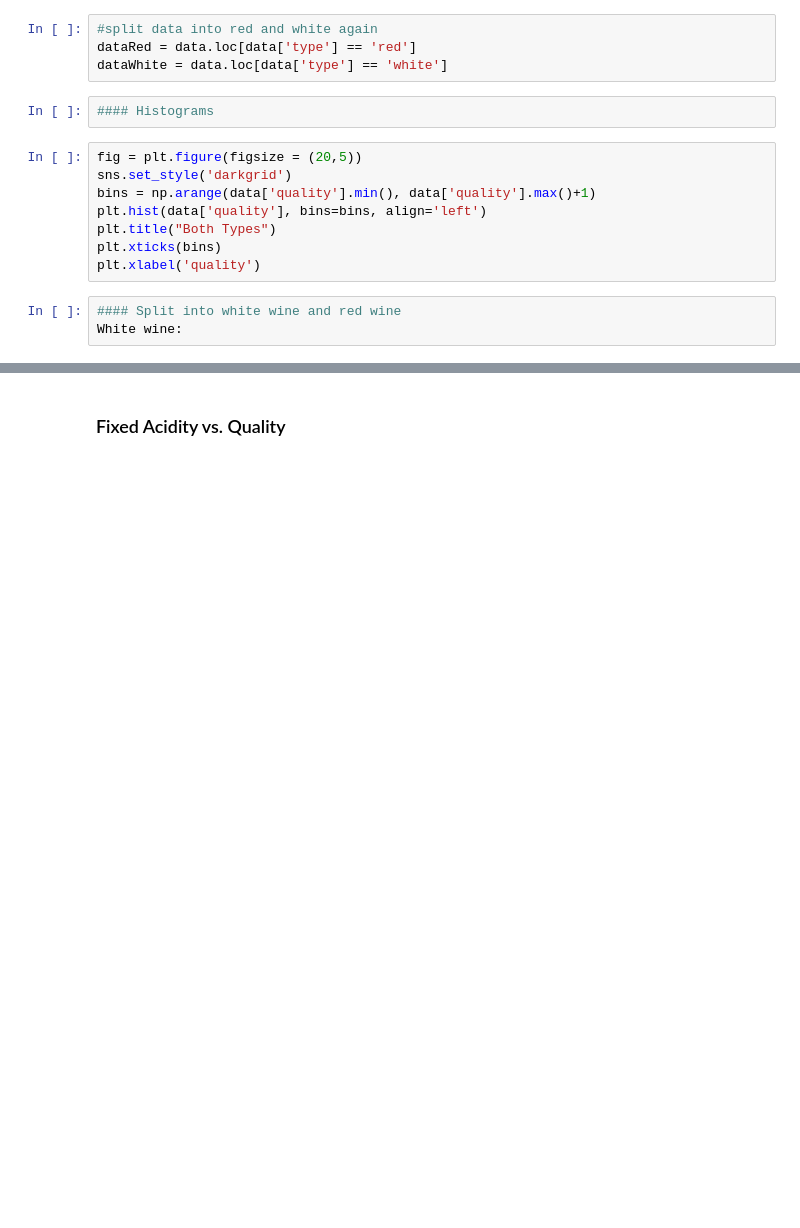
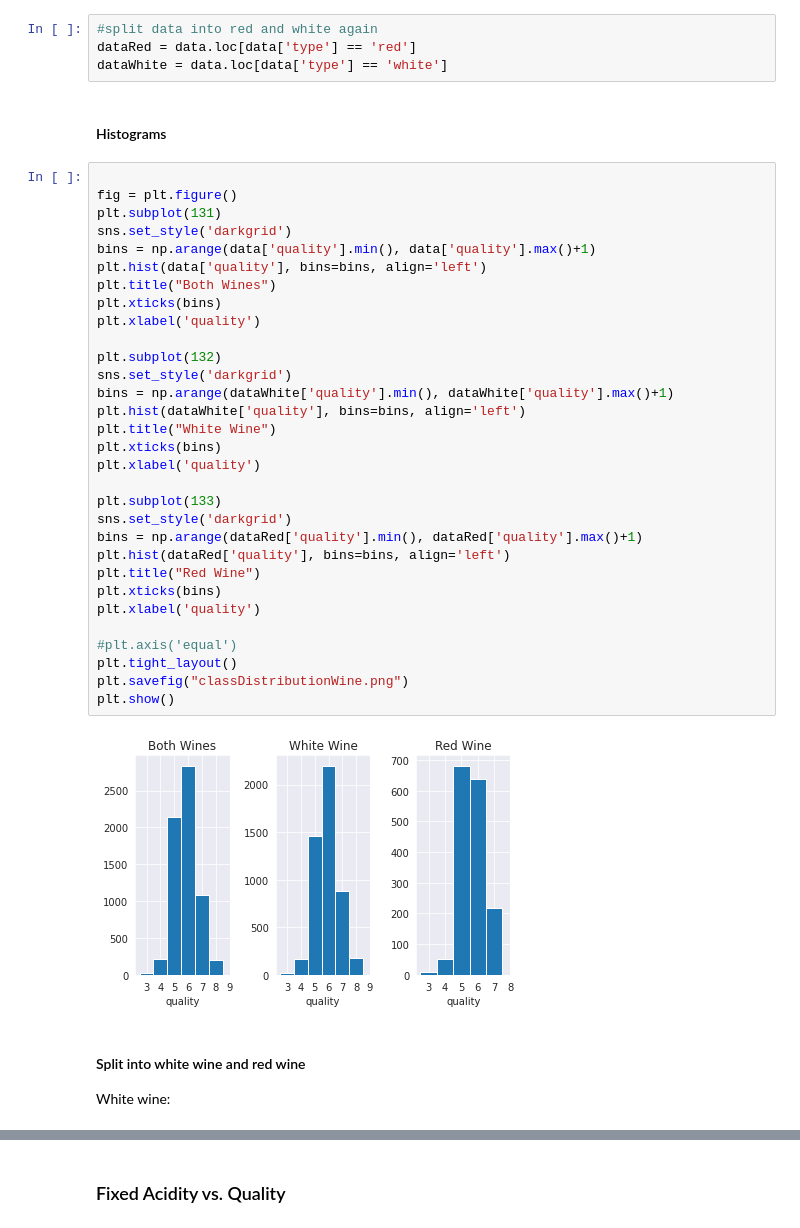
Before and after one commit to diogofbraga/MachineLearningAssignments, a Jupyter notebook: WineQuality/WineQuality-DecisonTree-NaiveBayes-k-NN.ipynb, the cells around one changed output, grey strips where cells are left out. Saved outputs shown, nothing was run; the diff lists cells and outputs as text; blank space fills up the shorter version.

```diff
--- a/WineQuality/WineQuality-DecisonTree-NaiveBayes-k-NN.ipynb
+++ b/WineQuality/WineQuality-DecisonTree-NaiveBayes-k-NN.ipynb
@@ -139,19 +139,44 @@ dtype: int64
 #split data into red and white again
 dataRed = data.loc[data['type'] == 'red']
 dataWhite = data.loc[data['type'] == 'white']
-# %%
-#### Histograms
-# %%
-fig = plt.figure(figsize = (20,5))
-sns.set_style('darkgrid')
-bins = np.arange(data['quality'].min(), data['quality'].max()+1)
-plt.hist(data['quality'], bins=bins, align='left')
-plt.title("Both Types")
-plt.xticks(bins)
-plt.xlabel('quality')
-# %%
-#### Split into white wine and red wine
-White wine:
+# %% [markdown]
+#### Histograms
+# %%
+
+fig = plt.figure()
+plt.subplot(131)
+sns.set_style('darkgrid')
+bins = np.arange(data['quality'].min(), data['quality'].max()+1)
+plt.hist(data['quality'], bins=bins, align='left')
+plt.title("Both Wines")
+plt.xticks(bins)
+plt.xlabel('quality')
+
+plt.subplot(132)
+sns.set_style('darkgrid')
+bins = np.arange(dataWhite['quality'].min(), dataWhite['quality'].max()+1)
+plt.hist(dataWhite['quality'], bins=bins, align='left')
+plt.title("White Wine")
+plt.xticks(bins)
+plt.xlabel('quality')
+
+plt.subplot(133)
+sns.set_style('darkgrid')
+bins = np.arange(dataRed['quality'].min(), dataRed['quality'].max()+1)
+plt.hist(dataRed['quality'], bins=bins, align='left')
+plt.title("Red Wine")
+plt.xticks(bins)
+plt.xlabel('quality')
+
+#plt.axis('equal')
+plt.tight_layout()
+plt.savefig("classDistributionWine.png")
+plt.show()
+# %% [output]
+[figure, added]
+# %% [markdown]
+#### Split into white wine and red wine
+White wine:
 # %%
 fig = plt.figure(figsize = (20,5))
 sns.set_style('darkgrid')
```
Also changed, not shown: parts of 75 cells of this notebook.
